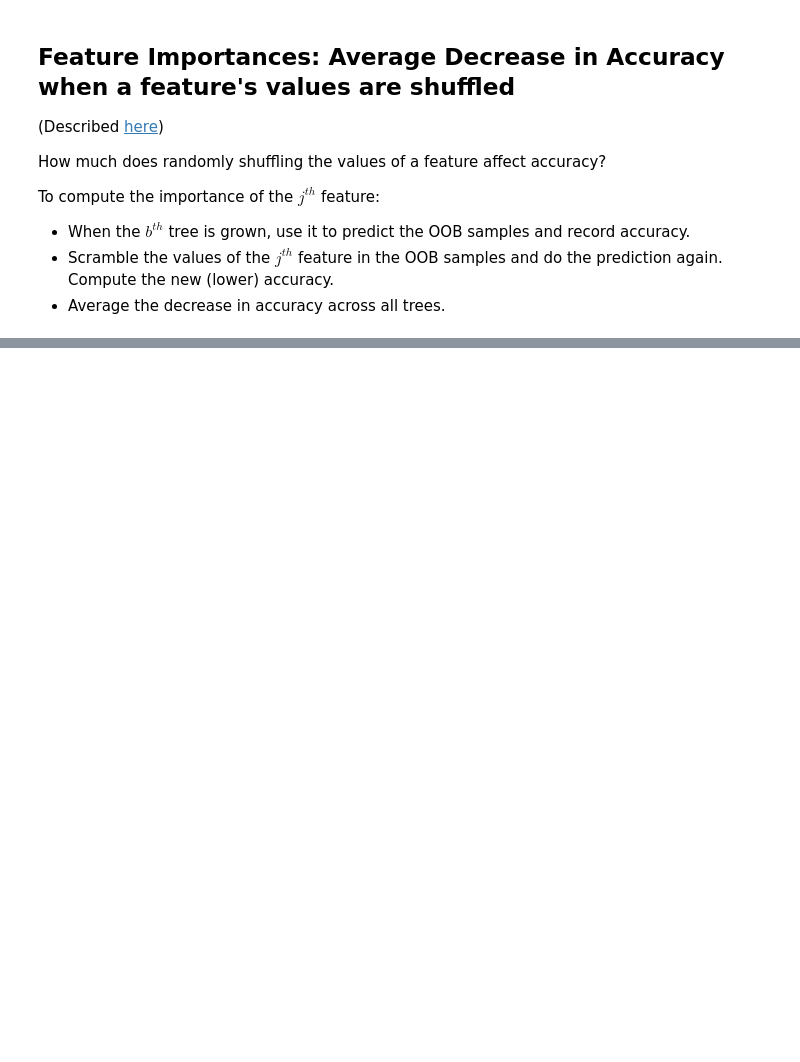
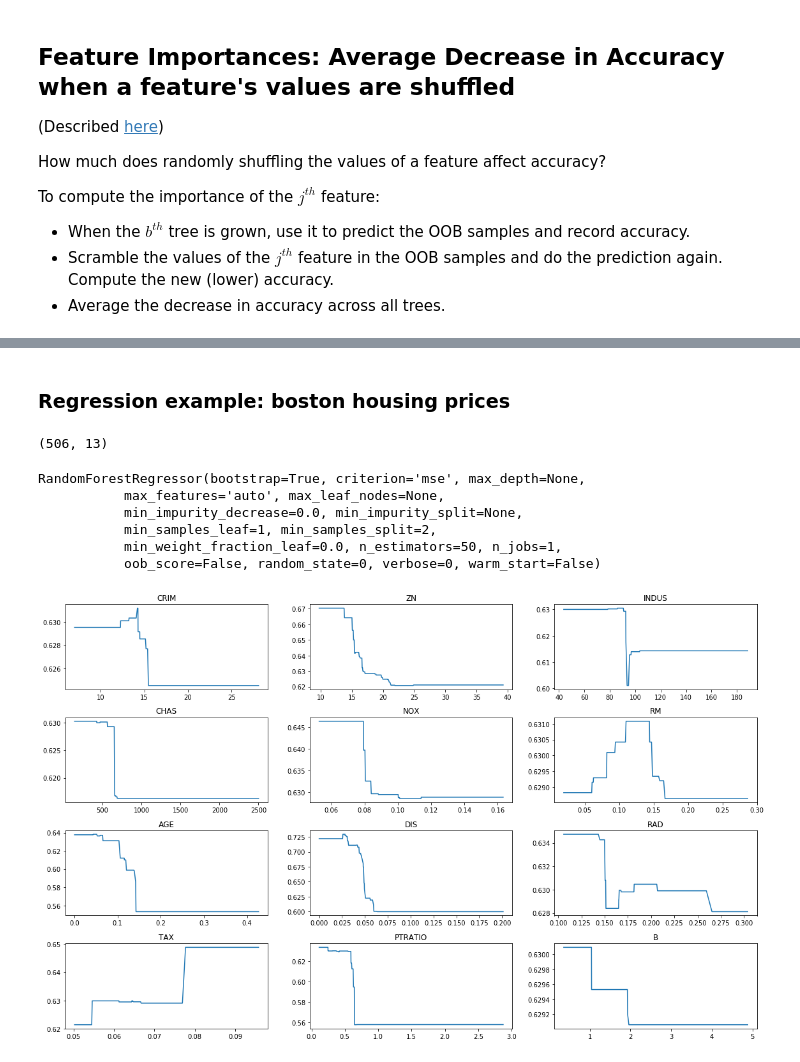
Before and after one commit to wmarshall484/DSI_LECTURES_2, a Jupyter notebook: random-forest/moses_marsh/random_forests.ipynb, the cells around one changed output, grey strips where cells are left out. Saved outputs shown, nothing was run; the diff lists cells and outputs as text; code cells hidden in the pictures; blank space fills up the shorter version.

```diff
--- a/random-forest/moses_marsh/random_forests.ipynb
+++ b/random-forest/moses_marsh/random_forests.ipynb
@@ -750,0 +828,33 @@ importance_series.sort_values().plot(kind='barh');
+# %% [markdown]
+### Regression example: boston housing prices
+# %%
+boston = load_boston()
+boston_X, boston_y, boston_names = boston['data'], boston['target'], boston['feature_names']
+
+b_X_train, b_X_test, b_y_train, b_y_test = train_test_split(X, y, test_size=0.25, random_state=1)
+# %%
+boston_X.shape
+# %% [output]
+(506, 13)
+# %%
+model2 = RandomForestRegressor(n_estimators=50,
+                           max_features='auto',
+                           random_state=0)
+model2.fit(b_X_train, b_y_train)
+# %% [output]
+RandomForestRegressor(bootstrap=True, criterion='mse', max_depth=None,
+           max_features='auto', max_leaf_nodes=None,
+           min_impurity_decrease=0.0, min_impurity_split=None,
+           min_samples_leaf=1, min_samples_split=2,
+           min_weight_fraction_leaf=0.0, n_estimators=50, n_jobs=1,
+           oob_score=False, random_state=0, verbose=0, warm_start=False)
+# %%
+fig, axes = plt.subplots(4,3, figsize=(16,10))
+
+for ax, feat_ind in zip(axes.flatten(), range(boston_X.shape[1])):
+    xx, pdp = partial_dependence(model2, b_X_train, feat_ind, classification=False)
+    ax.plot(xx, pdp)
+    ax.set_title(boston_names[feat_ind])
+plt.tight_layout()
+# %% [output]
+[figure, added]
```
Also changed, not shown: parts of 30 cells of this notebook.
